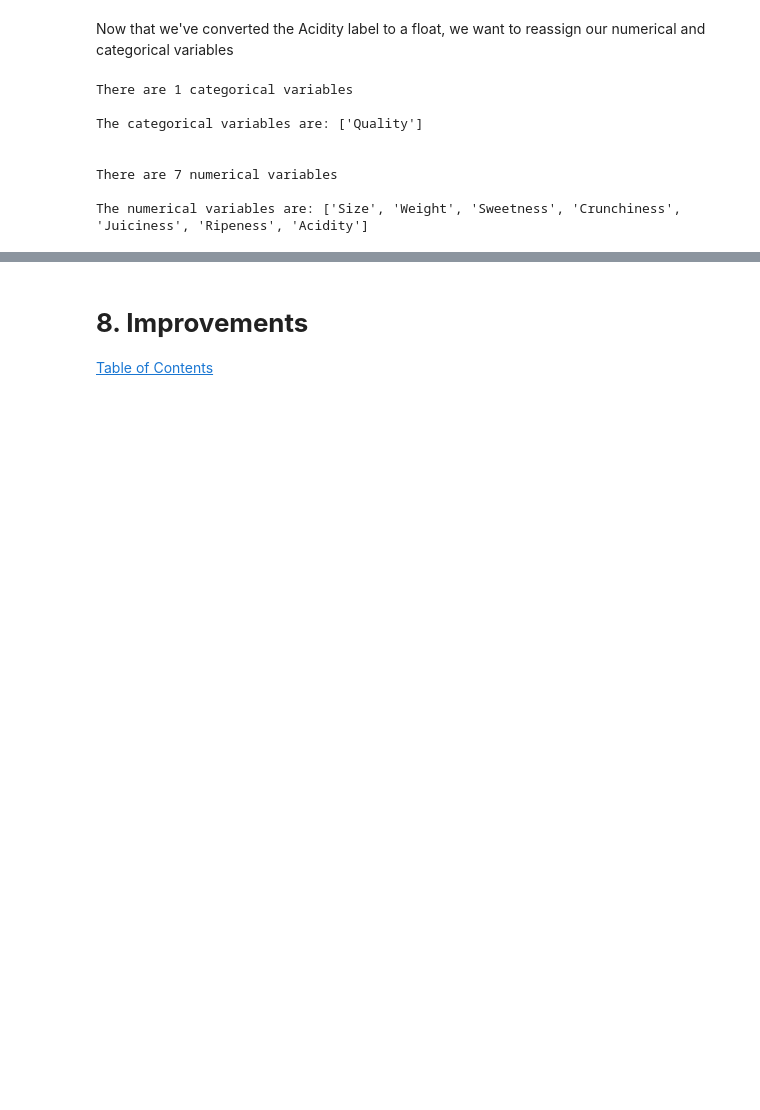
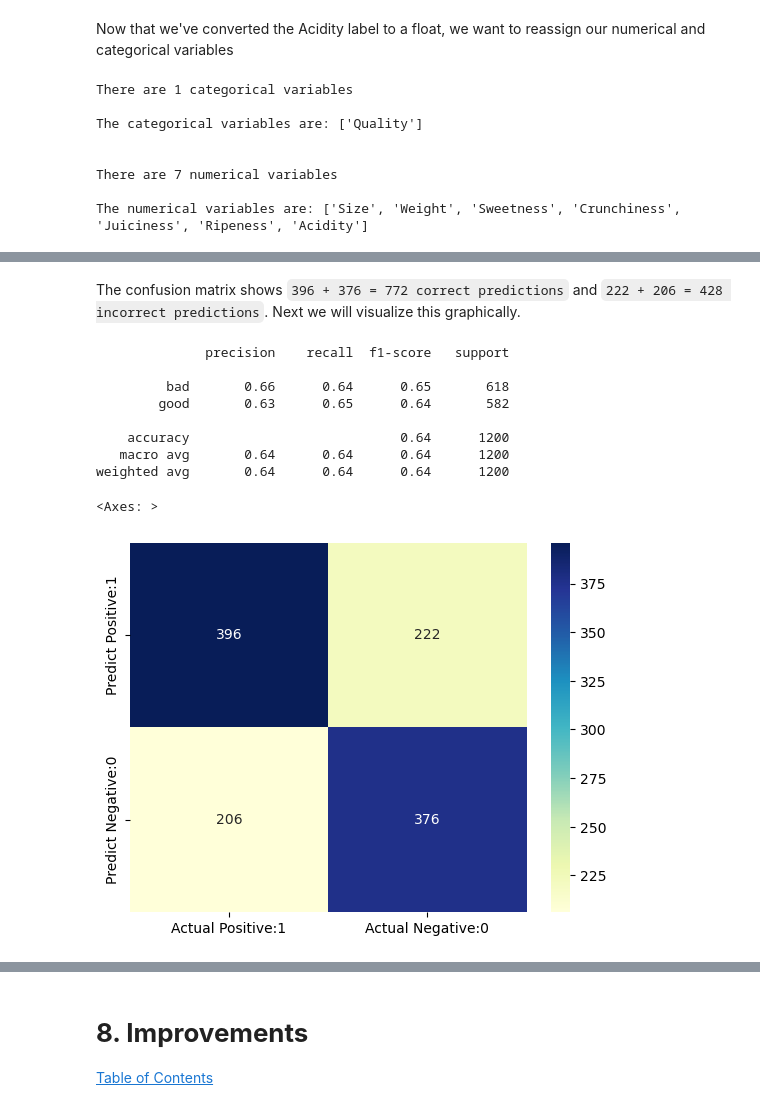
Before and after one commit to apaquette/SupportVectorMachine, a Jupyter notebook: Support Vector Machine.ipynb, the cells around one changed output, grey strips where cells are left out. Cells and saved outputs as stored; diff of their text form; code cells hidden in the pictures; blank space fills up the shorter version.

```diff
--- a/Support Vector Machine.ipynb
+++ b/Support Vector Machine.ipynb
@@ -257,0 +303,3 @@ plt.show()
+# %%
+y_pred = clf.predict(X_test)
+y_pred
@@ -260,0 +356,20 @@ plt.show()
+# %%
+# Print the Confusion Matrix and slice it into four pieces
+
+try:
+    from sklearn.metrics import confusion_matrix
+except:
+    !pip install sklearn
+    from sklearn.metrics import confusion_matrix
+
+cm = confusion_matrix(y_test, y_pred)
+
+print('Confusion matrix\n\n', cm)
+
+print('\nTrue Positives(TP) = ', cm[0,0])
+
+print('\nTrue Negatives(TN) = ', cm[1,1])
+
+print('\nFalse Positives(FP) = ', cm[0,1])
+
+print('\nFalse Negatives(FN) = ', cm[1,0])
@@ -260,0 +389,35 @@ plt.show()
+# %% [markdown]
+The confusion matrix shows `396 + 376 = 772 correct predictions` and `222 + 206 = 428 incorrect predictions`. Next we will visualize this graphically.
+# %%
+# visualize confusion matrix with seaborn heatmap
+
+try:
+    import seaborn as sns # for statistical data visualization
+except:
+    !pip install seaborn
+    import seaborn as sns # for statistical data visualization
+
+try:
+    from sklearn.metrics import classification_report
+except:
+    !pip install sklearn
+    from sklearn.metrics import classification_report
+
+
+
+cm_matrix = pd.DataFrame(data=cm, columns=['Actual Positive:1', 'Actual Negative:0'],
+                                 index=['Predict Positive:1', 'Predict Negative:0'])
+
+print(classification_report(y_test, y_pred))
+sns.heatmap(cm_matrix, annot=True, fmt='d', cmap='YlGnBu')
+# %% [output]
+              precision    recall  f1-score   support
+
+         bad       0.66      0.64      0.65       618
+        good       0.63      0.65      0.64       582
+
+    accuracy                           0.64      1200
+   macro avg       0.64      0.64      0.64      1200
+weighted avg       0.64      0.64      0.64      1200
+<Axes: >
+[figure, added]
```
Also changed, not shown: parts of 25 cells of this notebook.
